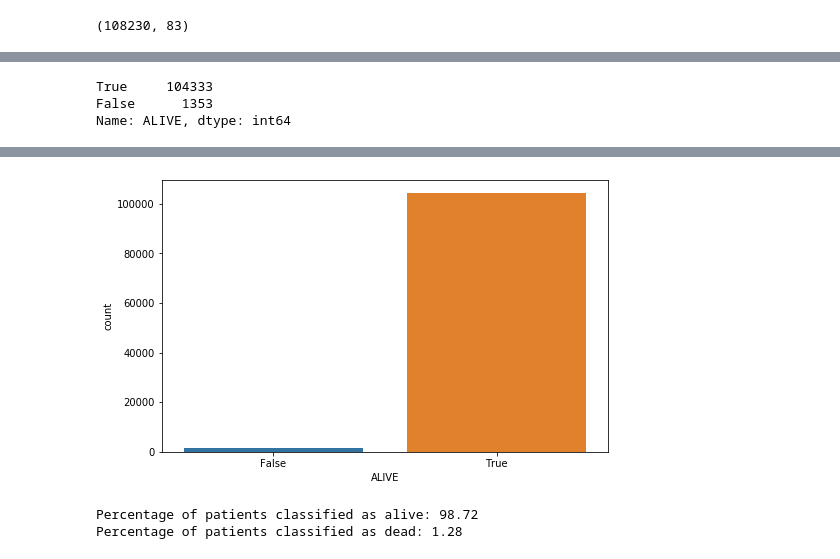
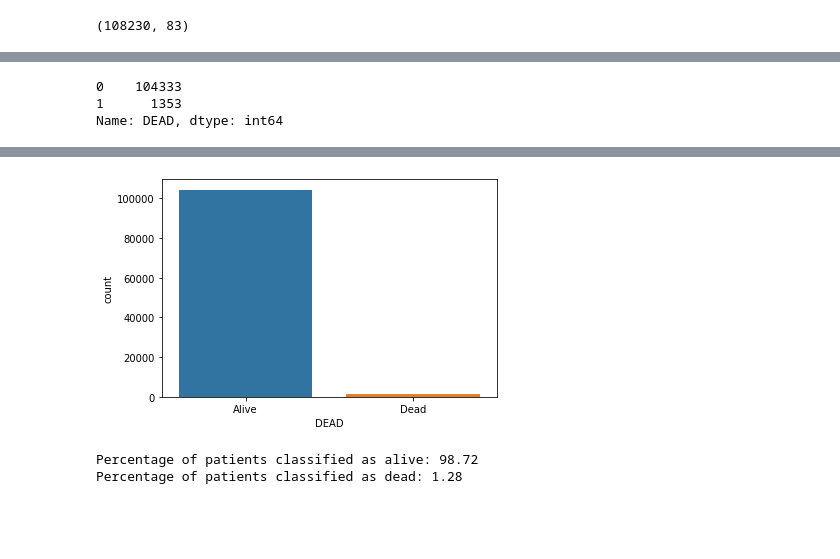
Before and after one commit to ElsaGH/TFM_Elsa_Garcia_Hernandez, a Jupyter notebook: Notebooks/Breast Cancer/Analysis.ipynb, the cells around one changed output, grey strips where cells are left out. Saved outputs shown, nothing was run; the diff lists cells and outputs as text; code cells hidden in the pictures; blank space fills up the shorter version.

```diff
--- a/Notebooks/Breast Cancer/Analysis.ipynb
+++ b/Notebooks/Breast Cancer/Analysis.ipynb
@@ -30,0 +74,3 @@ orig_df.shape
+# %%
+dead = orig_df[orig_df['NEWVITALSTATUS'] == 'D']
+dead.head()
@@ -30,0 +99,5 @@ orig_df.shape
+# %%
+orig_df['CANCER_DAYS_MEAN'] = orig_df.groupby('PATIENTID')['CANCER_DAYS'].transform(np.mean)
+orig_df['CANCER_MONTHS_MEAN'] = orig_df.groupby('PATIENTID')['CANCER_MONTHS'].transform(np.mean)
+orig_df['CANCER_YEARS_MEAN'] = orig_df.groupby('PATIENTID')['CANCER_YEARS'].transform(np.mean)
+orig_df.head()
@@ -31,5 +139,5 @@ orig_df.shape
 # %%
-columns_selected = ['PATIENTID','SEX', 'ETHNICITY', 'NEWVITALSTATUS', 'NUMBER_TUMOURS',
+columns_selected = ['PATIENTID', 'SEX', 'ETHNICITY', 'NEWVITALSTATUS', 'NUMBER_TUMOURS',
        'SC500', 'SC501', 'SC502', 'SC503', 'SC504', 'SC505', 'SC506', 'SC508',
        'BEH_BENIGN', 'BEH_MALIG', 'BEH_MICINV', 'BEH_INSITU', 'BEH_UNCERT',
        'STAGE0', 'STAGE1', 'STAGE2', 'STAGE3', 'STAGE4', 'GRADE1', 'GRADE2',
@@ -38,7 +146,7 @@ columns_selected = ['PATIENTID','SEX', 'ETHNICITY', 'NEWVITALSTATUS', 'NUMBER_TU
        'PR_NEG', 'HER_POS', 'HER_NEG', 'CURATIVE', 'NONCURATIVE', 'NOACTTREAT',
        'ECOG0', 'ECOG1', 'ECOG2', 'ECOG3', 'ECOG4', 'ACE0', 'ACE1', 'ACE2',
        'ACE3', 'LEFT', 'RIGHT', 'MIDLINE', 'BILATERAL', 'DEPR1', 'DEPR2',
-       'DEPR3', 'DEPR4', 'DEPR5']
+       'DEPR3', 'DEPR4', 'DEPR5', 'CANCER_DAYS_MEAN', 'CANCER_MONTHS_MEAN', 'CANCER_YEARS_MEAN']
 df = orig_df[columns_selected]
 df.head()
 # %% [output]
@@ -155,18 +263,18 @@ df.head()
 | 1543 | 10001750 | M | White British | A | 1 | False | False | False | False | ... |
 | 1613 | 10001824 | F | Other ethnic group | A | 1 | False | False | False | False | ... |
 # %%
-def alive(value):
-    if value == 'A':
-        return True
+def dead(value):
+    if value == 'D':
+        return 1
     else:
-        return False
+        return 0
 
-df['ALIVE'] = df['NEWVITALSTATUS'].apply(alive)
-df['ALIVE'].value_counts()
+df['DEAD'] = df['NEWVITALSTATUS'].apply(dead)
+df['DEAD'].value_counts()
 # %% [output]
-True     104333
-False      1353
-Name: ALIVE, dtype: int64
+0    104333
+1      1353
+Name: DEAD, dtype: int64
 # %%
 df = df.drop(['NEWVITALSTATUS'], axis = 1)
 df.head()
@@ -178,8 +286,9 @@ df.head()
 | 1543 | 10001750 | M | White British | 1 | False | False | False | False | False | False | ... |
 | 1613 | 10001824 | F | Other ethnic group | 1 | False | False | False | False | False | False | ... |
 # %%
-ax = sns.countplot(data = df, x = 'ALIVE')
-plt.gcf().set_size_inches(8,5)
+ax = sns.countplot(data = df, x = 'DEAD')
+ax.set_xticklabels(['Alive', 'Dead'])
+plt.show()
 # %% [output]
-[figure, old version]
+[figure, new version]
 # %%
```
Also changed, not shown: parts of 104 cells of this notebook, 4 other files.
